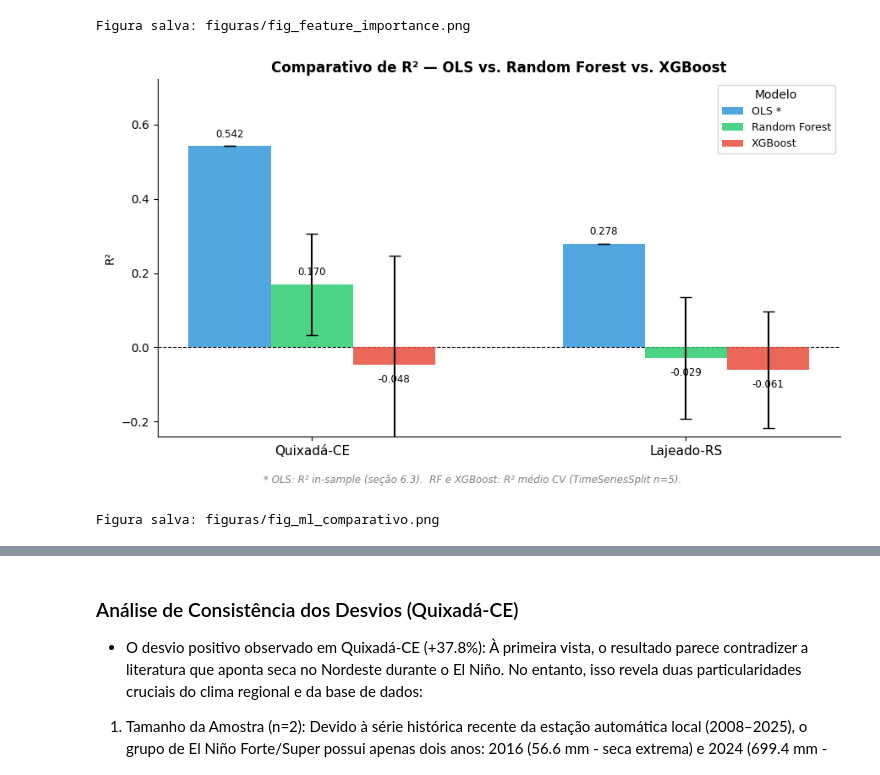
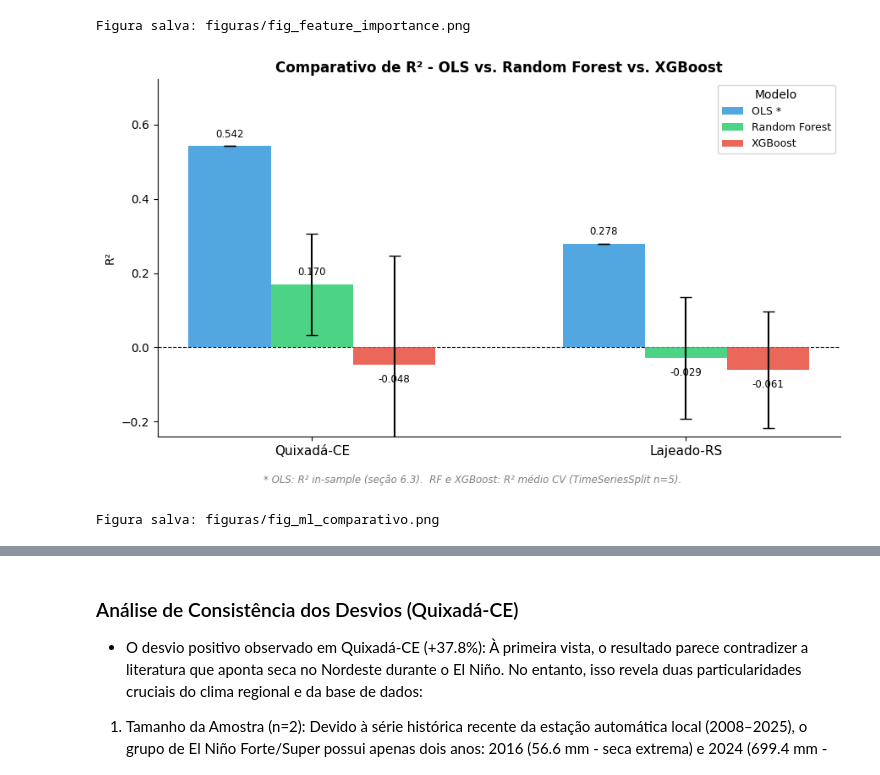
Before and after one commit to DiegoDegan/FIAP-GS2-SENSO-ElNino, a Jupyter notebook: SENSO_notebook_rascunho.ipynb, the cells around one changed output, grey strips where cells are left out. Saved outputs shown, nothing was run; the diff lists cells and outputs as text; code cells hidden in the pictures.

```diff
--- a/SENSO_notebook_rascunho.ipynb
+++ b/SENSO_notebook_rascunho.ipynb
@@ -1396,7 +1396,7 @@ for i, municipio in enumerate(municipios):
     axes[i].set_xlabel('Precipitação Real Trimestral (mm)')
     axes[i].set_ylabel('Precipitação Predita (mm)')
     r2 = res['modelo'].rsquared
-    axes[i].set_title(f'Real vs. Predito — {municipio}\nR² = {r2:.3f}', fontweight='bold')
+    axes[i].set_title(f'Real vs. Predito - {municipio}\nR² = {r2:.3f}', fontweight='bold')
     axes[i].legend()
 
 plt.tight_layout()
@@ -1621,7 +1621,7 @@ Escopo geográfico (importante):
 # %%
-# ── 6.5 Decretos S2iD por fase ENSO — municípios-piloto ──────────────────
+# ── 6.5 Decretos S2iD por fase ENSO - municípios-piloto ──────────────────
 # CE: Quixadá (município exato)
-# RS: Vale do Taquari — proxy regional para Lajeado (Lajeado tem apenas 1 decreto no S2iD)
+# RS: Vale do Taquari - proxy regional para Lajeado (Lajeado tem apenas 1 decreto no S2iD)
 
 # Mapeamento ONI anual
 oni_anual = (df_mensal.groupby('Ano')
@@ -1663,7 +1663,7 @@ dec_rs_inund = (dec_rs[dec_rs['Desastre'].isin(['ENXURRADAS', 'INUNDAÇÕES', 'A
                         dec_rs['Ano'].isin(anos_validos)]
                 .groupby('Ano').size().reset_index(name='N_Decretos_RS'))
 
-# Merge com fase ENSO — usar apenas anos 2013–2025
+# Merge com fase ENSO - usar apenas anos 2013–2025
 df_dec = (oni_anual[oni_anual['Ano'].isin(anos_validos)]
           .merge(dec_ce_seca, on='Ano', how='left')
           .merge(dec_rs_inund, on='Ano', how='left')
@@ -1687,7 +1687,7 @@ tabela_dec = df_dec.groupby('Fase_Simples').agg(
     Total_Decretos_CE=('N_Decretos_CE', 'sum'),
     Total_Decretos_RS=('N_Decretos_RS', 'sum'),
 ).round(1)
-print("=== Decretos por fase ENSO — Quixadá-CE e Vale do Taquari-RS ===")
+print("=== Decretos por fase ENSO - Quixadá-CE e Vale do Taquari-RS ===")
 print(tabela_dec.to_string())
 
 # Figura
@@ -1697,7 +1697,7 @@ cores = {'El Niño': '#d62728', 'La Niña': '#1f77b4', 'Neutro': '#7f7f7f'}
 for ax, col, titulo, subtitulo in zip(
     axes,
     ['N_Decretos_CE', 'N_Decretos_RS'],
-    ['Quixadá-CE — Decretos de Estiagem/Seca', 'Lajeado-RS — Decretos de Enxurrada/Inundação'],
+    ['Quixadá-CE - Decretos de Estiagem/Seca', 'Lajeado-RS - Decretos de Enxurrada/Inundação'],
     ['por fase ENSO (2013–2025)', 'por fase ENSO (2013–2025)']
 ):
     for fase, grp in df_dec.groupby('Fase_Simples'):
@@ -1799,7 +1799,7 @@ for ax, df_plot, cultura, municipio, col_y in zip(
     for patch, fase in zip(bp['boxes'], ordem_fases):
         patch.set_facecolor(cores.get(fase, 'gray'))
         patch.set_alpha(0.6)
-    ax.set_title(f'{cultura} — {municipio}\nRendimento médio por fase ENSO (kg/ha)', fontsize=11)
+    ax.set_title(f'{cultura} - {municipio}\nRendimento médio por fase ENSO (kg/ha)', fontsize=11)
     ax.set_ylabel('Rendimento (kg/ha)')
     ax.set_xlabel('Fase ENSO')
     ax.spines[['top', 'right']].set_visible(False)
@@ -1991,13 +1991,13 @@ Lajeado-RS         XGBoost                  -0.0608          171.82
 
 * OLS: valores in-sample (seção 6.3), não cross-validados.
 # %%
-# Figura 6.7 — R² comparativo e importância de features (RF e XGBoost)
+# Figura 6.7 - R² comparativo e importância de features (RF e XGBoost)
 
 from sklearn.base import clone
 
 fig, axes = plt.subplots(2, 3, figsize=(16, 10))
 fig.suptitle(
-    "6.7 Comparação de Modelos — CV Temporal (TimeSeriesSplit n=5)",
+    "6.7 Comparação de Modelos - CV Temporal (TimeSeriesSplit n=5)",
     fontsize=13, fontweight='bold'
 )
 
@@ -2054,7 +2054,7 @@ for row_idx, municipio in enumerate(list(CONFIGS_67.keys())):
             imps[sorted_idx],
             color=CORES_MOD[nome_mod], alpha=0.82
         )
-        ax.set_title(f"{municipio}\n{nome_mod} — Importância de Features")
+        ax.set_title(f"{municipio}\n{nome_mod} - Importância de Features")
         ax.set_xlabel("Importância relativa")
         ax.spines[['top', 'right']].set_visible(False)
 
@@ -2125,7 +2125,7 @@ print('Figura salva: figuras/fig_feature_importance.png')
 [figure]
 Figura salva: figuras/fig_feature_importance.png
 # %%
-# ── 6.7.4 Comparativo de R² — barras agrupadas por município ────────────────
+# ── 6.7.4 Comparativo de R² - barras agrupadas por município ────────────────
 
 municipios_ord = list(CONFIGS_67.keys())
 modelos_ord    = list(resultados_67[municipios_ord[0]].keys())
@@ -2156,34 +2156,34 @@ for i, modelo in enumerate(modelos_ord):
             bar.get_x() + bar.get_width() / 2, ypos,
             f'{r2:.3f}', ha='center', va=va, fontsize=8.5
         )
 
 all_r2 = [
     resultados_67[m][mod]['R2_mean']
     for m in municipios_ord for mod in modelos_ord
 ]
 ax.set_ylim(min(all_r2) - 0.18, max(all_r2) + 0.18)
 ax.axhline(0, color='black', lw=0.8, ls='--', zorder=0)
 ax.set_xticks(x)
 ax.set_xticklabels(municipios_ord, fontsize=11)
 ax.set_ylabel('R²')
 ax.set_title(
-    f'Comparativo de R² — OLS vs. Random Forest vs. {BOOSTING_NOME}',
+    f'Comparativo de R² - OLS vs. Random Forest vs. {BOOSTING_NOME}',
     fontsize=12, fontweight='bold'
 )
 ax.legend(title='Modelo', fontsize=9, loc='upper right')
 ax.spines[['top', 'right']].set_visible(False)
 
 fig.text(
     0.5, -0.03,
     f'* OLS: R² in-sample (seção 6.3).  RF e {BOOSTING_NOME}: R² médio CV (TimeSeriesSplit n=5).',
     ha='center', fontsize=8.5, style='italic', color='gray'
 )
 
 plt.tight_layout()
 plt.savefig('figuras/fig_ml_comparativo.png', dpi=150, bbox_inches='tight')
 plt.show()
 print('Figura salva: figuras/fig_ml_comparativo.png')
 # %% [output]
-[figure, old version]
+[figure, new version]
 Figura salva: figuras/fig_ml_comparativo.png
 # %% [markdown]
```
Also changed, not shown: parts of 75 cells of this notebook, 12 other files.
